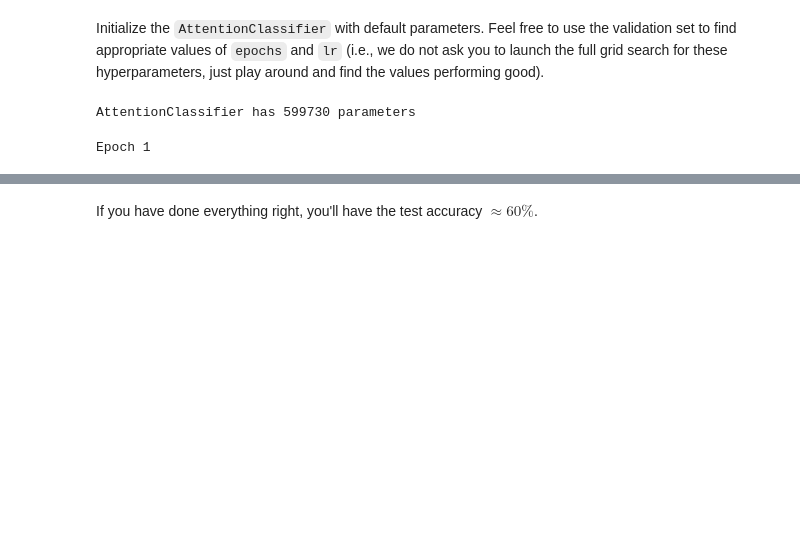
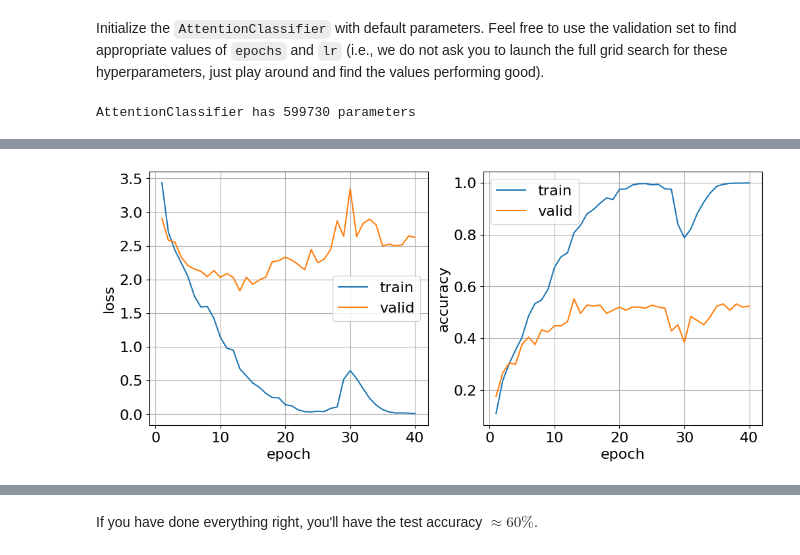
Before and after one commit to msh2481/dl, a Jupyter notebook: Practice_5_Audio.ipynb, the cells around one changed output, grey strips where cells are left out. Cells and saved outputs as stored; diff of their text form; code cells hidden in the pictures; blank space fills up the shorter version.

```diff
--- a/Practice_5_Audio.ipynb
+++ b/Practice_5_Audio.ipynb
@@ -489,10 +491,7 @@ train_model(
     train_loader,
     valid_loader,
     classifier,
-    epochs=100,
+    epochs=40,
     lr=2e-3,
-    take_profit=0.6,
-    flooding=3.0,
 )
 # %% [output]
-Epoch 1
@@ -511,3 +498,4 @@ Epoch 5
+[figure, added]
 # %%
 eval_df = evaluate_model(classifier, eval_df=None)
 # %% [output]
```
Also changed, not shown: parts of 12 cells of this notebook.
